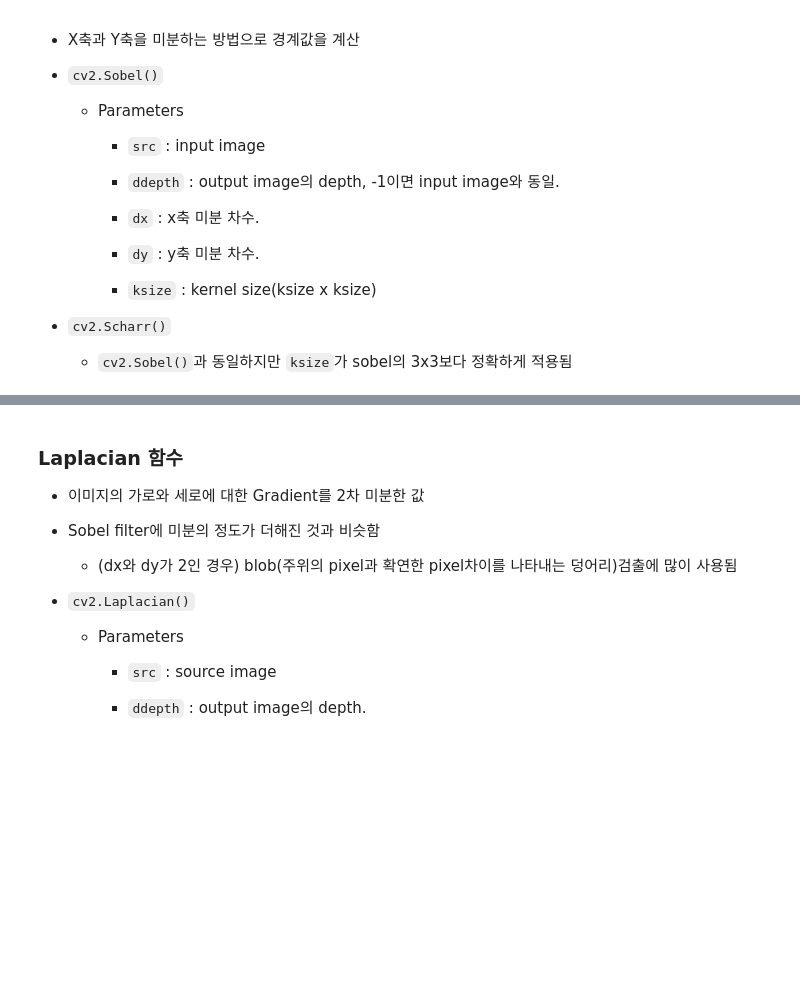
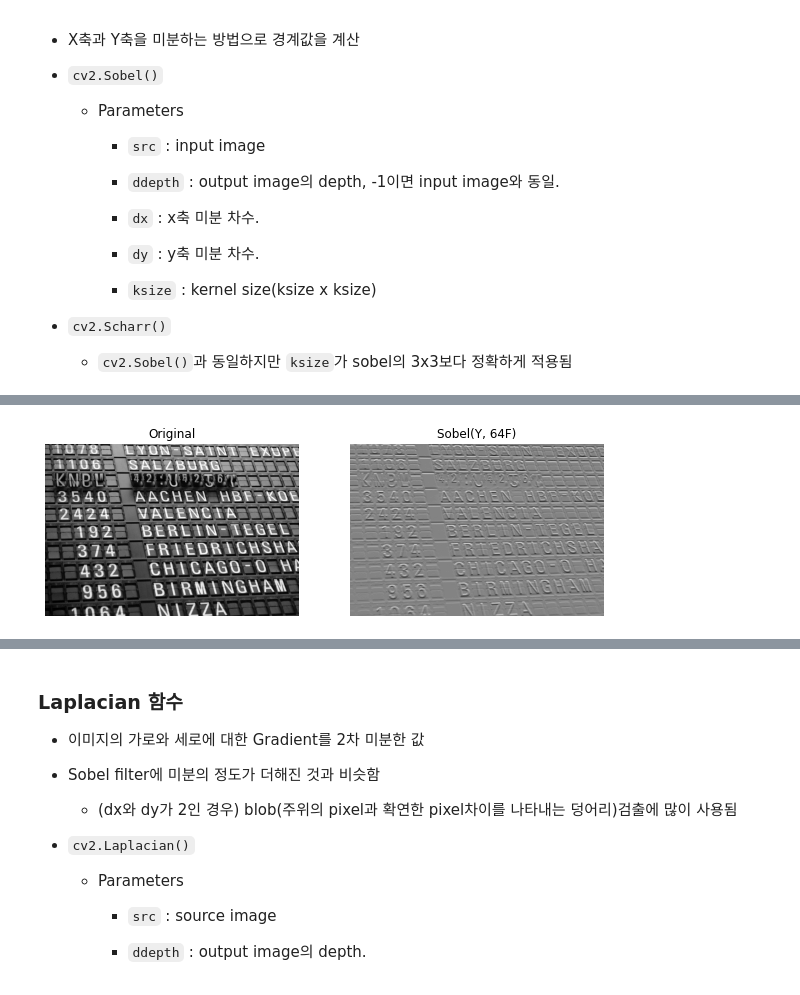
Before and after one commit to ckiekim/DeepLearning_2022_01, a Jupyter notebook: 11.OpenCV/09_Image_Gradients.ipynb, the cells around one changed output, grey strips where cells are left out. Cells and saved outputs as stored; diff of their text form; code cells hidden in the pictures; blank space fills up the shorter version.

```diff
--- a/11.OpenCV/09_Image_Gradients.ipynb
+++ b/11.OpenCV/09_Image_Gradients.ipynb
@@ -34,0 +77,8 @@
+# %%
+sobely = cv2.Sobel(img, ddepth=cv2.CV_64F, dx=0, dy=1, ksize=3)
+plt.figure(figsize=(10,4))
+plt.subplot(121), plt.imshow(img, cmap='gray'), plt.title('Original'), plt.axis('off')
+plt.subplot(122), plt.imshow(sobely, cmap='gray'), plt.title('Sobel(Y, 64F)'), plt.axis('off')
+plt.show()
+# %% [output]
+[figure, added]
```
Also changed, not shown: parts of 14 cells of this notebook.
